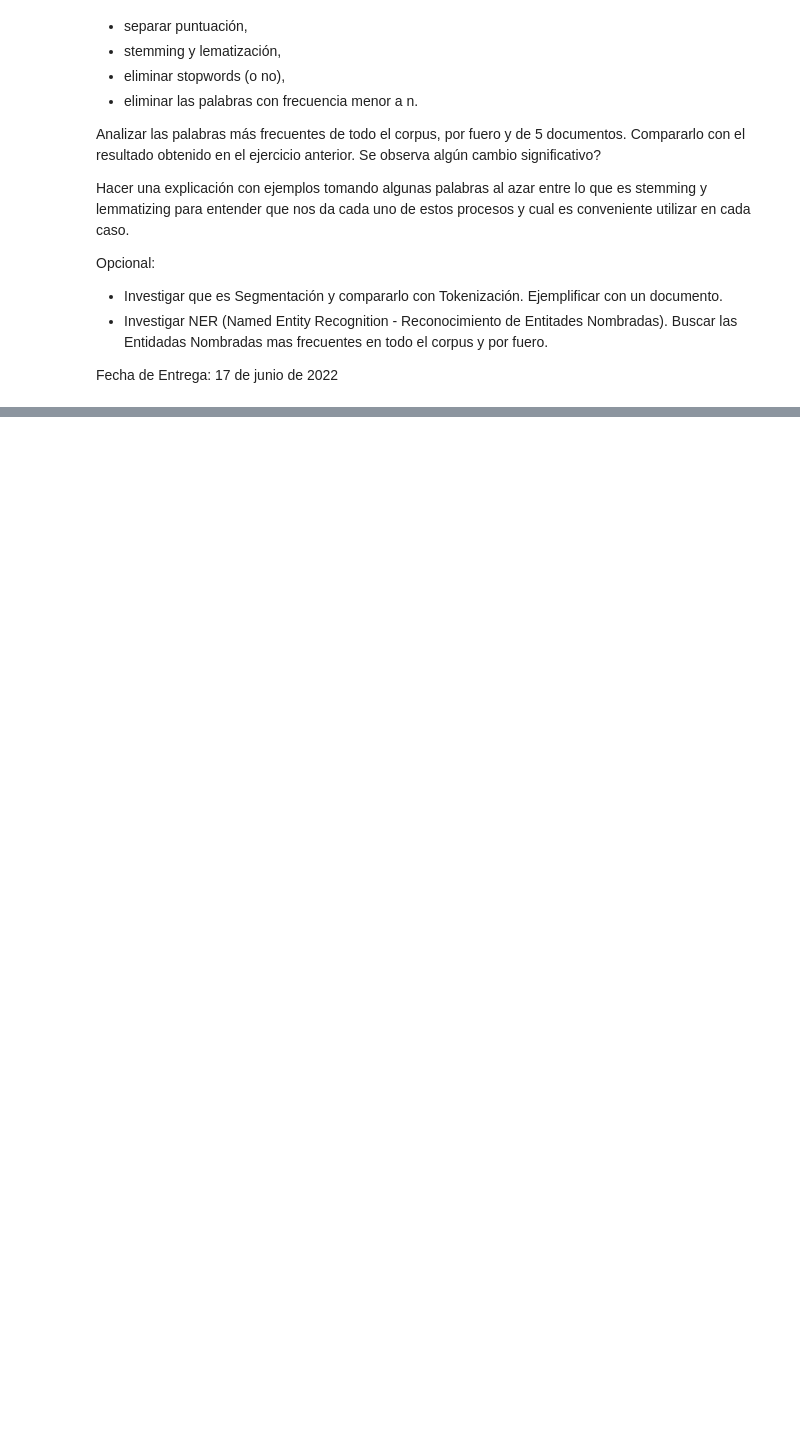
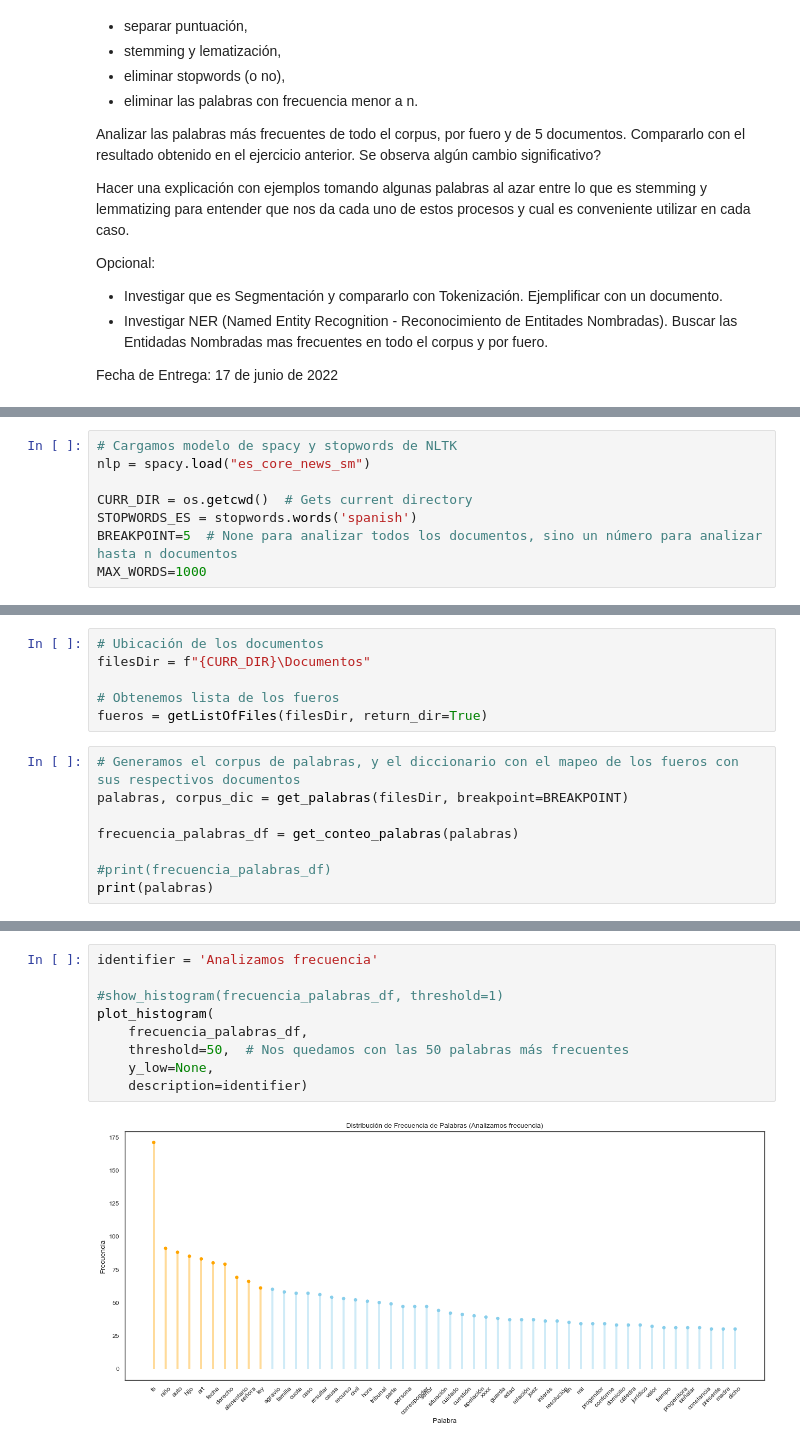
Before and after one commit to adrian-alejandro/Busqueda-y-Recomendacion-para-Textos-Legales-Mentoria-2022, a Jupyter notebook: Practico 2 - Analisis y Curacion de Datos.ipynb, the cells around one changed output, grey strips where cells are left out. Drawn from its saved outputs; the diff is of its cells as text; blank space fills up the shorter version.

```diff
--- a/Practico 2 - Analisis y Curacion de Datos.ipynb
+++ b/Practico 2 - Analisis y Curacion de Datos.ipynb
@@ -36,0 +52,8 @@ Fecha de Entrega: 17 de junio de 2022
+# %%
+# Cargamos modelo de spacy y stopwords de NLTK
+nlp = spacy.load("es_core_news_sm")
+
+CURR_DIR = os.getcwd()  # Gets current directory
+STOPWORDS_ES = stopwords.words('spanish')
+BREAKPOINT=5  # None para analizar todos los documentos, sino un número para analizar hasta n documentos
+MAX_WORDS=1000
@@ -36,0 +305,14 @@ Fecha de Entrega: 17 de junio de 2022
+# %%
+# Ubicación de los documentos
+filesDir = f"{CURR_DIR}\Documentos"
+
+# Obtenemos lista de los fueros
+fueros = getListOfFiles(filesDir, return_dir=True)
+# %%
+# Generamos el corpus de palabras, y el diccionario con el mapeo de los fueros con sus respectivos documentos
+palabras, corpus_dic = get_palabras(filesDir, breakpoint=BREAKPOINT)
+
+frecuencia_palabras_df = get_conteo_palabras(palabras)
+
+#print(frecuencia_palabras_df)
+print(palabras)
@@ -36,0 +346,11 @@ Fecha de Entrega: 17 de junio de 2022
+# %%
+identifier = 'Analizamos frecuencia'
+
+#show_histogram(frecuencia_palabras_df, threshold=1)
+plot_histogram(
+    frecuencia_palabras_df,
+    threshold=50,  # Nos quedamos con las 50 palabras más frecuentes
+    y_low=None,
+    description=identifier)
+# %% [output]
+[figure, added]
```
Also changed, not shown: parts of 12 cells of this notebook, 5 other files.
